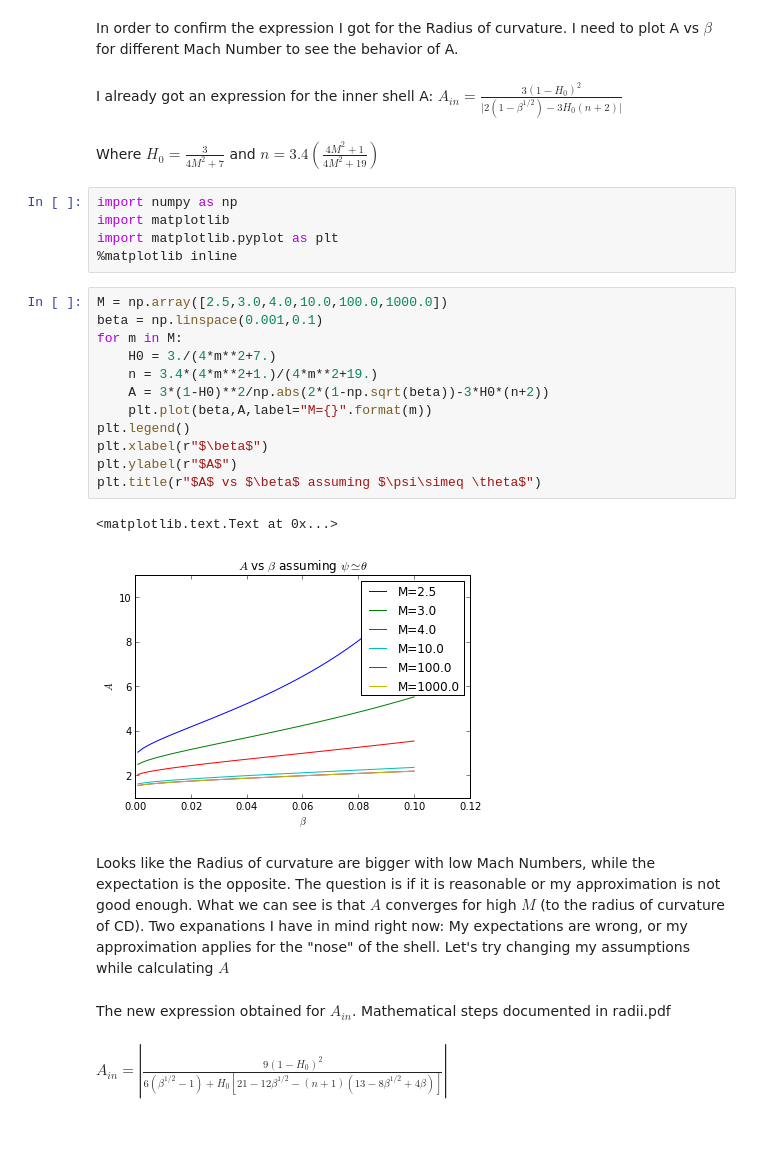
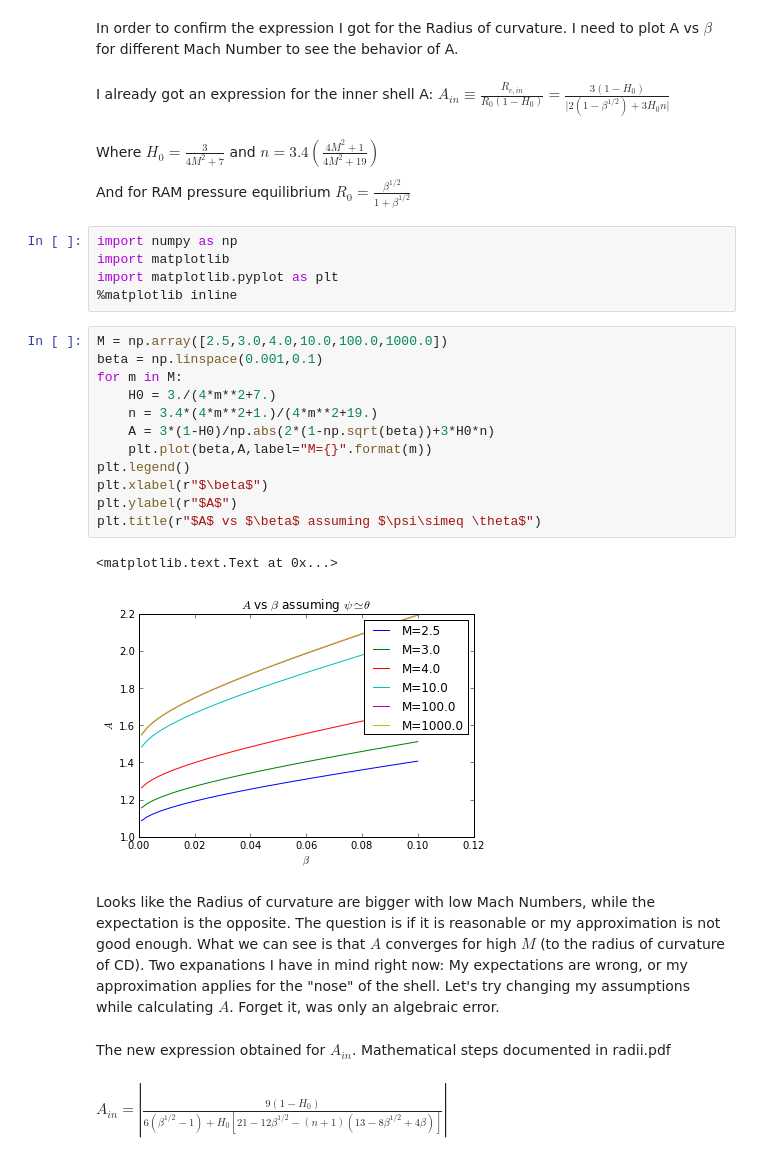
Before and after one commit to will-henney/bowshock-shape, a Jupyter notebook: CRW-shapes/Test-A-inner.ipynb, the cells around one changed output. Drawn from its saved outputs; the diff is of its cells as text; blank space fills up the shorter version.

Commit message:
Testing the approximations done in the LaTeX document radii.pdf

```diff
--- a/CRW-shapes/Test-A-inner.ipynb
+++ b/CRW-shapes/Test-A-inner.ipynb
@@ -3,9 +3,11 @@
 # %% [markdown]
 In order to confirm the expression I got for the Radius of curvature. I need to plot A vs $\beta$ for different Mach Number to see the behavior of A.
 # %% [markdown]
-I already got an expression for the inner shell A: $A_{in} = \frac{3(1-H_0)^2}{\vert2(1-\beta^{1/2})-3H_0(n+2)\vert}$
+I already got an expression for the inner shell A: $A_{in}\equiv \frac{R_{c,in}}{R_0(1-H_0)} = \frac{3(1-H_0)}{\vert2(1-\beta^{1/2})+3H_0n\vert}$
 # %% [markdown]
 Where $H_0=\frac{3}{4M^2+7}$ and $n =3.4\left(\frac{4M^2+1}{4M^2+19}\right)$
+
+And for RAM pressure equilibrium $R_0=\frac{\beta^{1/2}}{1+\beta^{1/2}}$
 # %%
 import numpy as np
 import matplotlib
@@ -14,24 +16,24 @@ import matplotlib.pyplot as plt
 # %%
 M = np.array([2.5,3.0,4.0,10.0,100.0,1000.0])
 beta = np.linspace(0.001,0.1)
 for m in M:
     H0 = 3./(4*m**2+7.)
     n = 3.4*(4*m**2+1.)/(4*m**2+19.)
-    A = 3*(1-H0)**2/np.abs(2*(1-np.sqrt(beta))-3*H0*(n+2))
+    A = 3*(1-H0)/np.abs(2*(1-np.sqrt(beta))+3*H0*n)
     plt.plot(beta,A,label="M={}".format(m))
 plt.legend()
 plt.xlabel(r"$\beta$")
 plt.ylabel(r"$A$")
 plt.title(r"$A$ vs $\beta$ assuming $\psi\simeq \theta$")
 # %% [output]
 <matplotlib.text.Text at 0x...>
-[figure, old version]
+[figure, new version]
 # %% [markdown]
-Looks like the Radius of curvature are bigger with low Mach Numbers, while the expectation is the opposite. The question is if it is reasonable or my approximation is not good enough. What we can see is that $A$ converges for high $M$ (to the radius of curvature of CD). Two expanations I have in mind right now: My expectations are wrong, or my approximation applies for the "nose" of the shell. Let's try changing my assumptions while calculating $A$
+Looks like the Radius of curvature are bigger with low Mach Numbers, while the expectation is the opposite. The question is if it is reasonable or my approximation is not good enough. What we can see is that $A$ converges for high $M$ (to the radius of curvature of CD). Two expanations I have in mind right now: My expectations are wrong, or my approximation applies for the "nose" of the shell. Let's try changing my assumptions while calculating $A$. Forget it, was only an algebraic error.
 # %% [markdown]
 The new expression obtained for $A_{in}$. Mathematical steps documented in radii.pdf
 # %% [markdown]
-$A_{in}=\left\vert \frac{9\left(1-H_0\right)^2}{6(\beta^{1/2}-1)+H_0[21-12\beta^{1/2}-(n+1)(13-8\beta^{1/2}+4\beta)]} \right\vert$
+$A_{in}=\left\vert \frac{9\left(1-H_0\right)}{6(\beta^{1/2}-1)+H_0[21-12\beta^{1/2}-(n+1)(13-8\beta^{1/2}+4\beta)]} \right\vert$
 # %%
 for m in M:
     H0 = 3./(4*m**2+7.)
```
Also changed, not shown: parts of 11 cells of this notebook.
